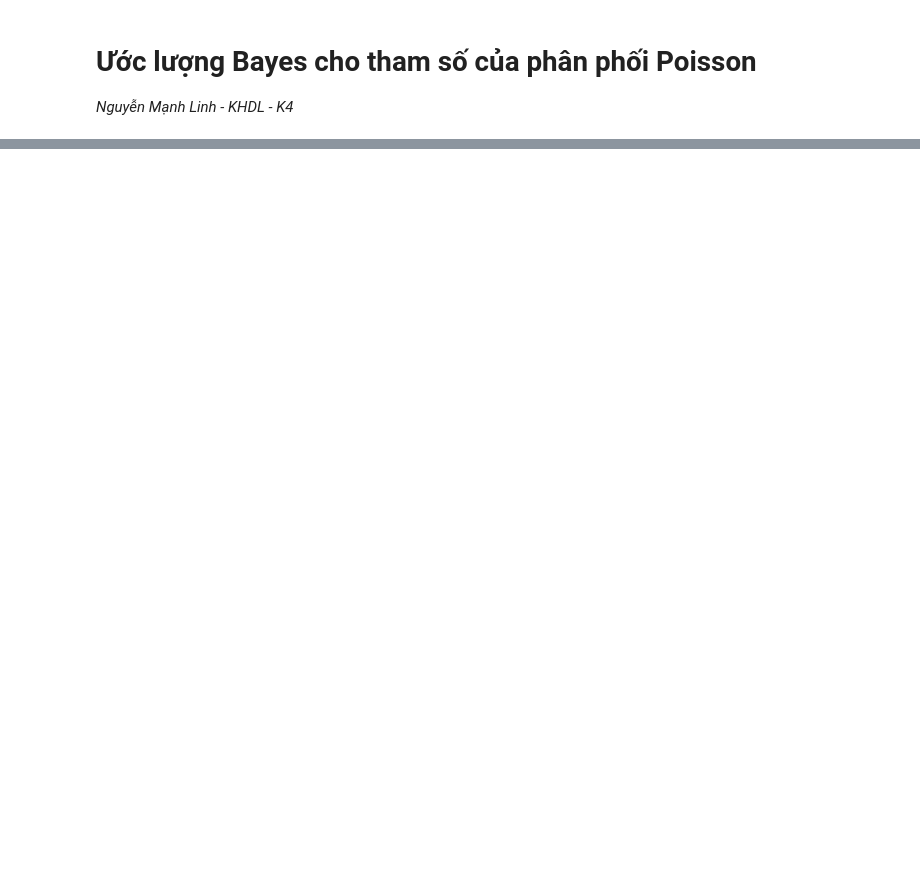
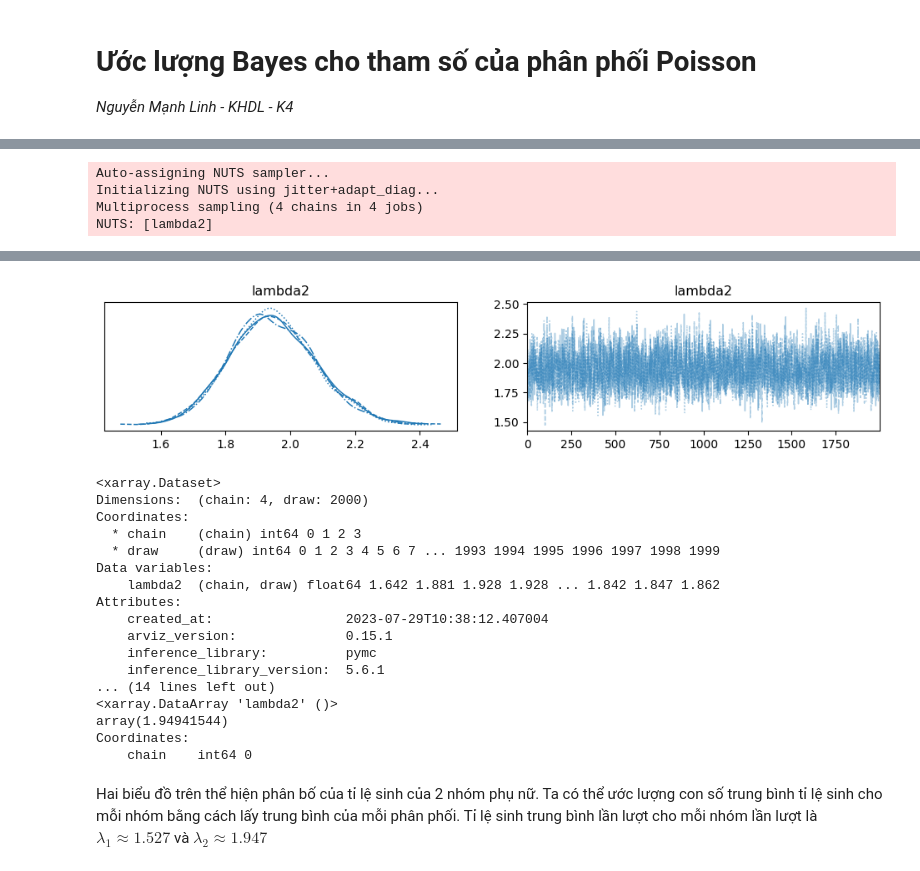
Before and after one commit to batman0911/social_stats, a Jupyter notebook: sfe/report.ipynb, the cells around one changed output, grey strips where cells are left out. Saved outputs shown, nothing was run; the diff lists cells and outputs as text; code cells hidden in the pictures; blank space fills up the shorter version.

```diff
--- a/sfe/report.ipynb
+++ b/sfe/report.ipynb
@@ -64,0 +209,28 @@ $$
+# %%
+# Khai báo một mô hình
+model2 = pm.Model()
+
+with model2:
+  # Tiên nghiệm
+  lambda2 = pm.Uniform(name='lambda2', lower=0, upper=10)
+
+  # likelihood
+  y_obs2 = pm.Poisson(name='y_obs2', mu=lambda2, observed=df2)
+# %%
+import matplotlib.pyplot as plt
+
+with model2:
+    # Lấy 2000 tiên nghiệm, bỏ qua 1000 vòng lặp đầu tiên và thực hiện 4 lần
+    trace2 = pm.sample(2000, chains = 4, tune = 1000)
+    pm.plot_trace(trace2)
+    plt.show()
+
+    print(trace2.posterior)
+
+    for i in range(4):
+        print(trace2.posterior['lambda2'][0].mean())
+# %% [output]
+Auto-assigning NUTS sampler...
+Initializing NUTS using jitter+adapt_diag...
+Multiprocess sampling (4 chains in 4 jobs)
+NUTS: [lambda2]
@@ -64,0 +239,20 @@ $$
+[figure, added]
+<xarray.Dataset>
+Dimensions:  (chain: 4, draw: 2000)
+Coordinates:
+  * chain    (chain) int64 0 1 2 3
+  * draw     (draw) int64 0 1 2 3 4 5 6 7 ... 1993 1994 1995 1996 1997 1998 1999
+Data variables:
+    lambda2  (chain, draw) float64 1.642 1.881 1.928 1.928 ... 1.842 1.847 1.862
+Attributes:
+    created_at:                 2023-07-29T10:38:12.407004
+    arviz_version:              0.15.1
+    inference_library:          pymc
+    inference_library_version:  5.6.1
+... (14 lines left out)
+<xarray.DataArray 'lambda2' ()>
+array(1.94941544)
+Coordinates:
+    chain    int64 0
+# %% [markdown]
+Hai biểu đồ trên thể hiện phân bố của tỉ lệ sinh của 2 nhóm phụ nữ. Ta có thể ước lượng con số trung bình tỉ lệ sinh cho mỗi nhóm bằng cách lấy trung bình của mỗi phân phối. Tỉ lệ sinh trung bình lần lượt cho mỗi nhóm lần lượt là $\lambda_1 \approx 1.527$ và $\lambda_2 \approx 1.947$
```
Also changed, not shown: parts of 35 cells of this notebook, 5 other files.
